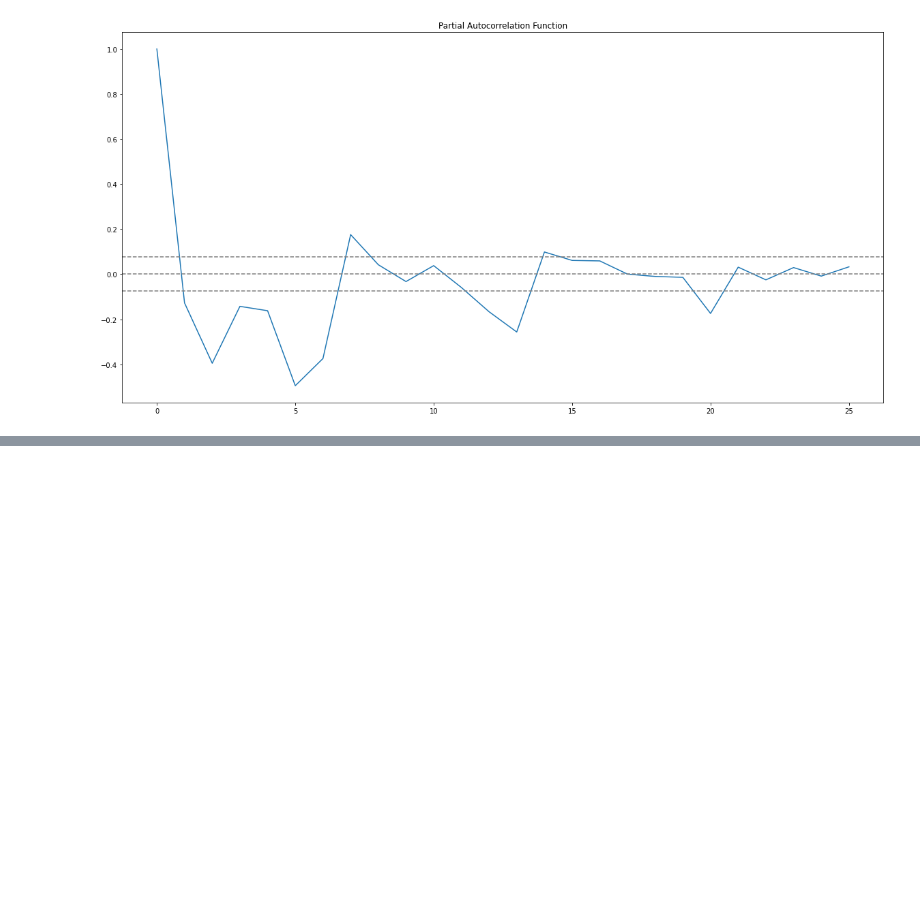
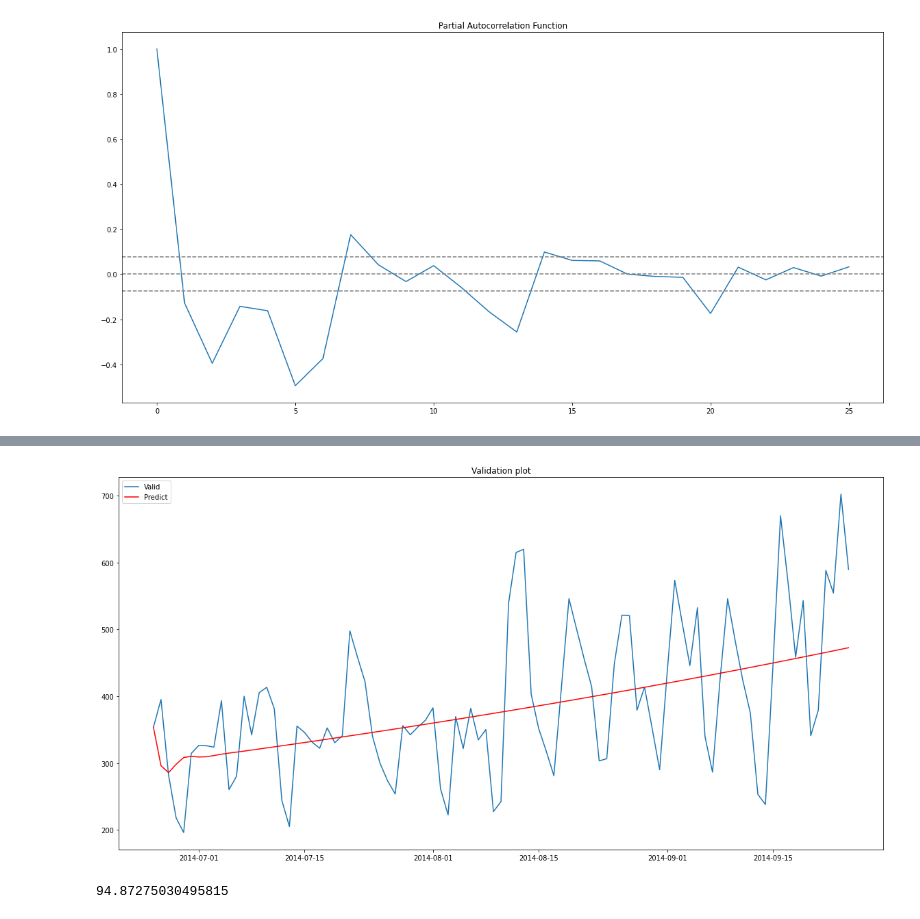
Before and after one commit to eunmi228/Time_Series, a Jupyter notebook: TimeSeriesForecasting/forecasting_jetrail.ipynb, the cells around one changed output, grey strips where cells are left out. Drawn from its saved outputs; the diff is of its cells as text; code cells hidden in the pictures; blank space fills up the shorter version.

```diff
--- a/TimeSeriesForecasting/forecasting_jetrail.ipynb
+++ b/TimeSeriesForecasting/forecasting_jetrail.ipynb
@@ -411,0 +426,15 @@ plt.show()
+# %%
+AR_predict = result_ARIMA.predict(start='2014-06-25', end='2014-09-25')
+AR_predict = AR_predict.cumsum().shift().fillna(0)
+AR_predict1 = pd.Series(np.ones(valid.shape[0])*np.log(valid['Count'][0]), index=valid.index)
+AR_predict1 = AR_predict1.add(AR_predict)
+AR_predict = np.exp(AR_predict1)
+plt.plot(valid['Count'], label = 'Valid')
+plt.plot(AR_predict, color='red', label='Predict')
+plt.legend(loc='best')
+plt.title('Validation plot')
+plt.show()
+rmse(AR_predict, valid['Count'], axis = 0)
+# %% [output]
+[figure, added]
+94.87275030495815
```
Also changed, not shown: parts of 4 cells of this notebook.
